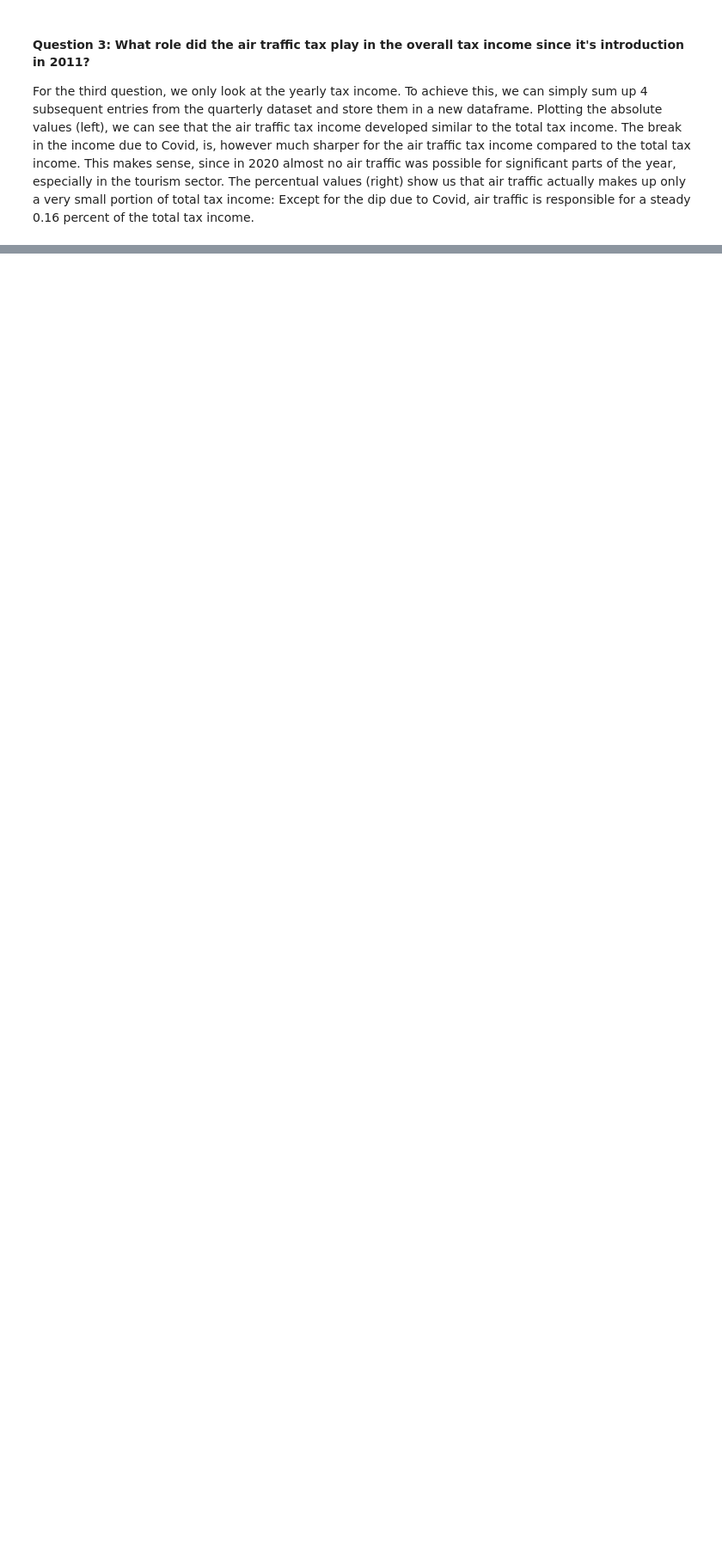
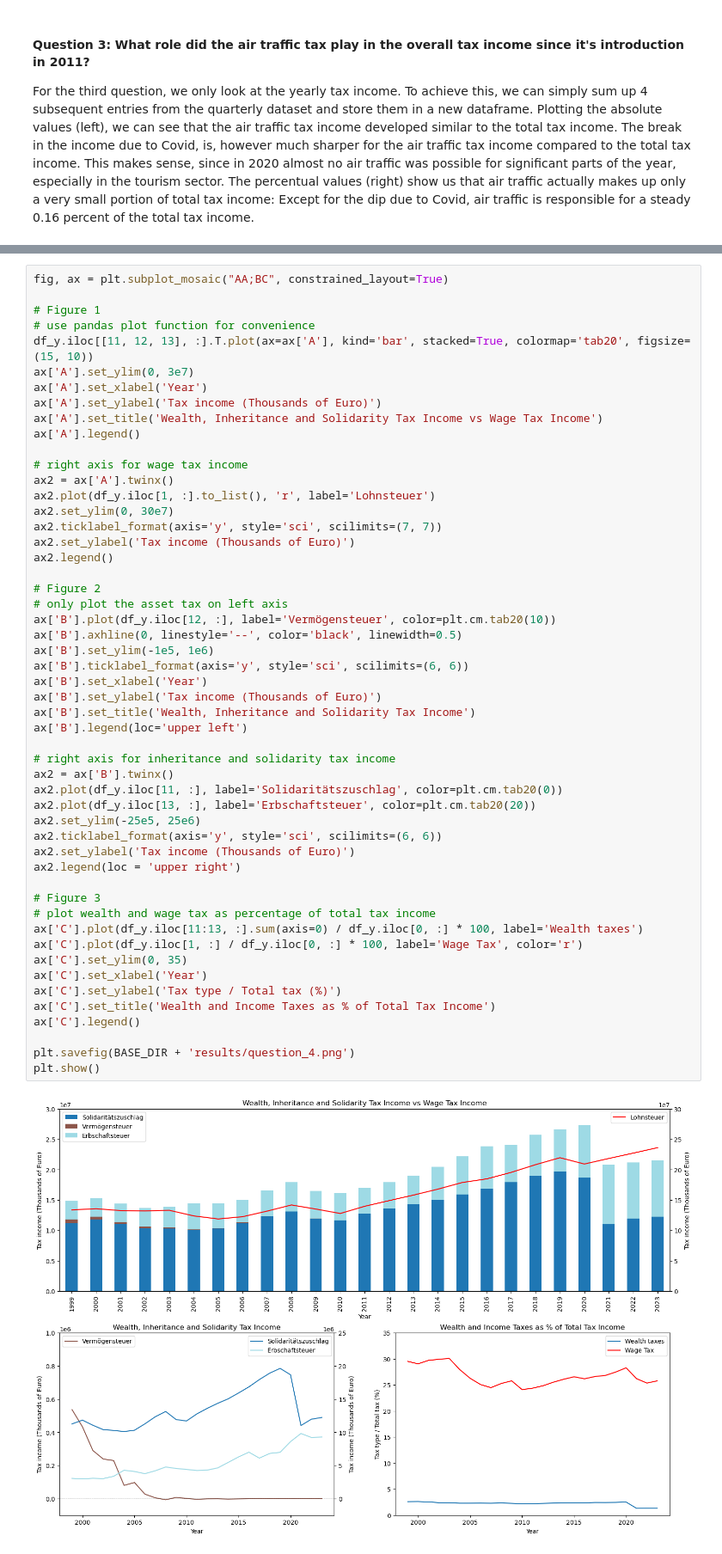
Before and after one commit to n-koenig/german_tax_income_analysis, a Jupyter notebook: bin/computational_narrative.ipynb, the cells around one changed output, grey strips where cells are left out. Shown at 86% size. Drawn from its saved outputs; the diff is of its cells as text; blank space fills up the shorter version.

```diff
--- a/bin/computational_narrative.ipynb
+++ b/bin/computational_narrative.ipynb
@@ -125,0 +215,54 @@ To compare the influence of these taxes on the total tax income, we can again lo
+# %%
+fig, ax = plt.subplot_mosaic("AA;BC", constrained_layout=True)
+
+# Figure 1
+# use pandas plot function for convenience
+df_y.iloc[[11, 12, 13], :].T.plot(ax=ax['A'], kind='bar', stacked=True, colormap='tab20', figsize=(15, 10))
+ax['A'].set_ylim(0, 3e7)
+ax['A'].set_xlabel('Year')
+ax['A'].set_ylabel('Tax income (Thousands of Euro)')
+ax['A'].set_title('Wealth, Inheritance and Solidarity Tax Income vs Wage Tax Income')
+ax['A'].legend()
+
+# right axis for wage tax income
+ax2 = ax['A'].twinx()
+ax2.plot(df_y.iloc[1, :].to_list(), 'r', label='Lohnsteuer')
+ax2.set_ylim(0, 30e7)
+ax2.ticklabel_format(axis='y', style='sci', scilimits=(7, 7))
+ax2.set_ylabel('Tax income (Thousands of Euro)')
+ax2.legend()
+
+# Figure 2
+# only plot the asset tax on left axis
+ax['B'].plot(df_y.iloc[12, :], label='Vermögensteuer', color=plt.cm.tab20(10))
+ax['B'].axhline(0, linestyle='--', color='black', linewidth=0.5)
+ax['B'].set_ylim(-1e5, 1e6)
+ax['B'].ticklabel_format(axis='y', style='sci', scilimits=(6, 6))
+ax['B'].set_xlabel('Year')
+ax['B'].set_ylabel('Tax income (Thousands of Euro)')
+ax['B'].set_title('Wealth, Inheritance and Solidarity Tax Income')
+ax['B'].legend(loc='upper left')
+
+# right axis for inheritance and solidarity tax income
+ax2 = ax['B'].twinx()
+ax2.plot(df_y.iloc[11, :], label='Solidaritätszuschlag', color=plt.cm.tab20(0))
+ax2.plot(df_y.iloc[13, :], label='Erbschaftsteuer', color=plt.cm.tab20(20))
+ax2.set_ylim(-25e5, 25e6)
+ax2.ticklabel_format(axis='y', style='sci', scilimits=(6, 6))
+ax2.set_ylabel('Tax income (Thousands of Euro)')
+ax2.legend(loc = 'upper right')
+
+# Figure 3
+# plot wealth and wage tax as percentage of total tax income
+ax['C'].plot(df_y.iloc[11:13, :].sum(axis=0) / df_y.iloc[0, :] * 100, label='Wealth taxes')
+ax['C'].plot(df_y.iloc[1, :] / df_y.iloc[0, :] * 100, label='Wage Tax', color='r')
+ax['C'].set_ylim(0, 35)
+ax['C'].set_xlabel('Year')
+ax['C'].set_ylabel('Tax type / Total tax (%)')
+ax['C'].set_title('Wealth and Income Taxes as % of Total Tax Income')
+ax['C'].legend()
+
+plt.savefig(BASE_DIR + 'results/question_4.png')
+plt.show()
+# %% [output]
+[figure, added]
```
Also changed, not shown: parts of 8 cells of this notebook, 4 other files.
